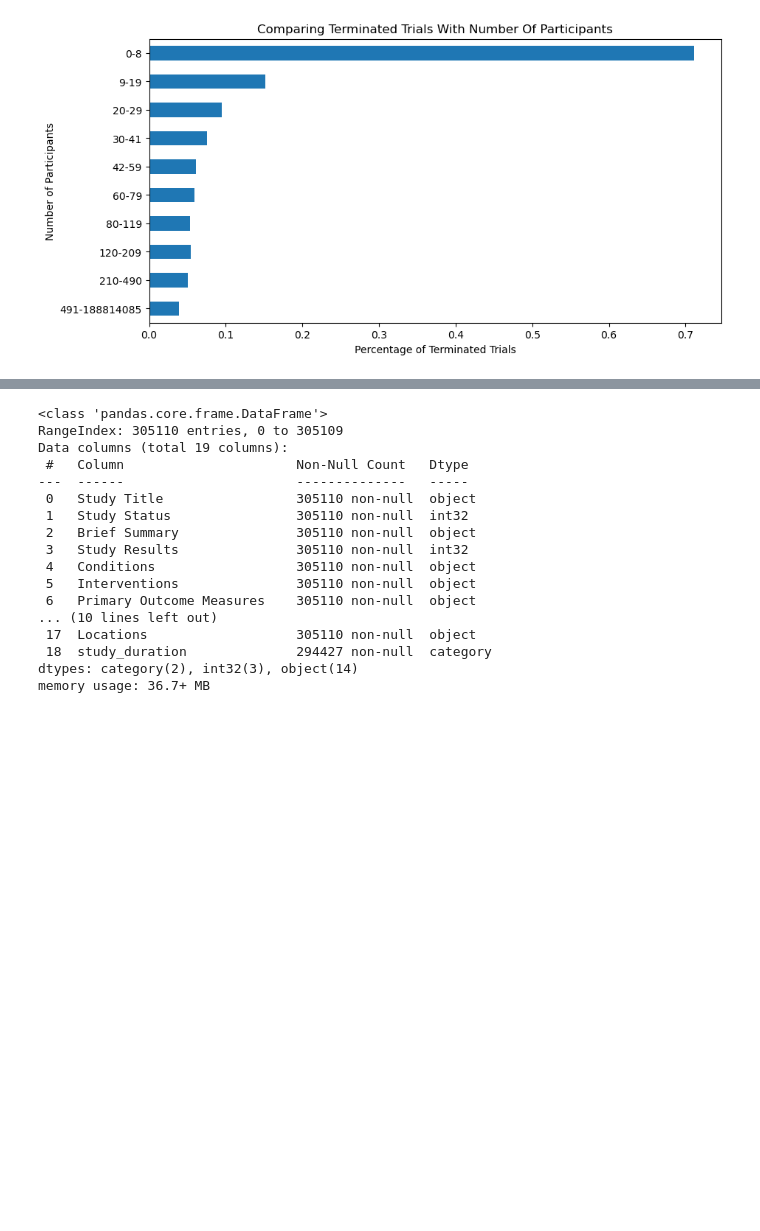
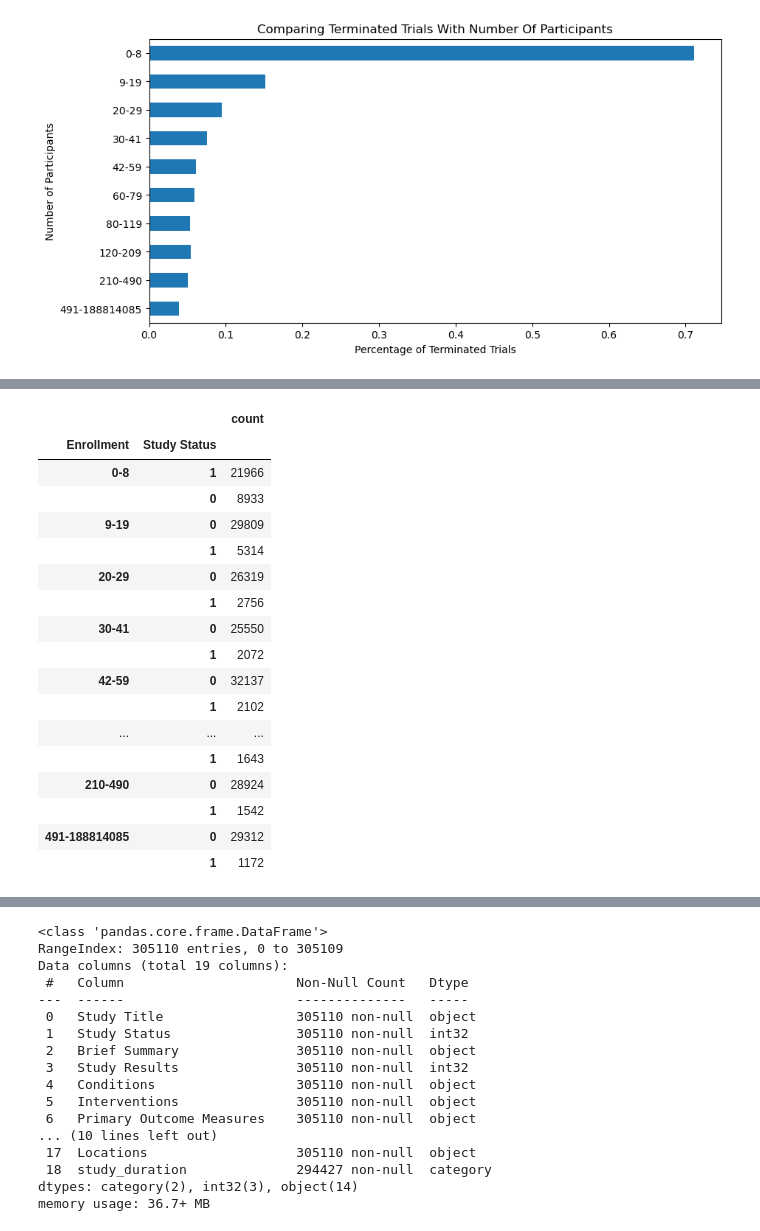
Before and after one commit to clem21chan/Clinical_Trials_Capstone, a Jupyter notebook: Notebooks/2_Preprocessing&EDA.ipynb, the cells around one changed output, grey strips where cells are left out. Cells and saved outputs as stored; diff of their text form; code cells hidden in the pictures; blank space fills up the shorter version.

```diff
--- a/Notebooks/2_Preprocessing&EDA.ipynb
+++ b/Notebooks/2_Preprocessing&EDA.ipynb
@@ -1443,0 +1463,23 @@ There is definitely a pattern that the more participants enrolled in a study the
+# %%
+# slice out values and create a new dataframe
+enrollment_df = pd.DataFrame(df.groupby('Enrollment')['Study Status'].value_counts())
+enrollment_df
+# %% [output]
+|  |  | count |
+| Enrollment | Study Status |  |
+| 0-8 | 1 | 21966 |
+|  | 0 | 8933 |
+| 9-19 | 0 | 29809 |
+|  | 1 | 5314 |
+| 20-29 | 0 | 26319 |
+|  | 1 | 2756 |
+| 30-41 | 0 | 25550 |
+|  | 1 | 2072 |
+| 42-59 | 0 | 32137 |
+|  | 1 | 2102 |
+| ... | ... | ... |
+|  | 1 | 1643 |
+| 210-490 | 0 | 28924 |
+|  | 1 | 1542 |
+| 491-188814085 | 0 | 29312 |
+|  | 1 | 1172 |
```
Also changed, not shown: parts of 23 cells of this notebook, 6 other files.
